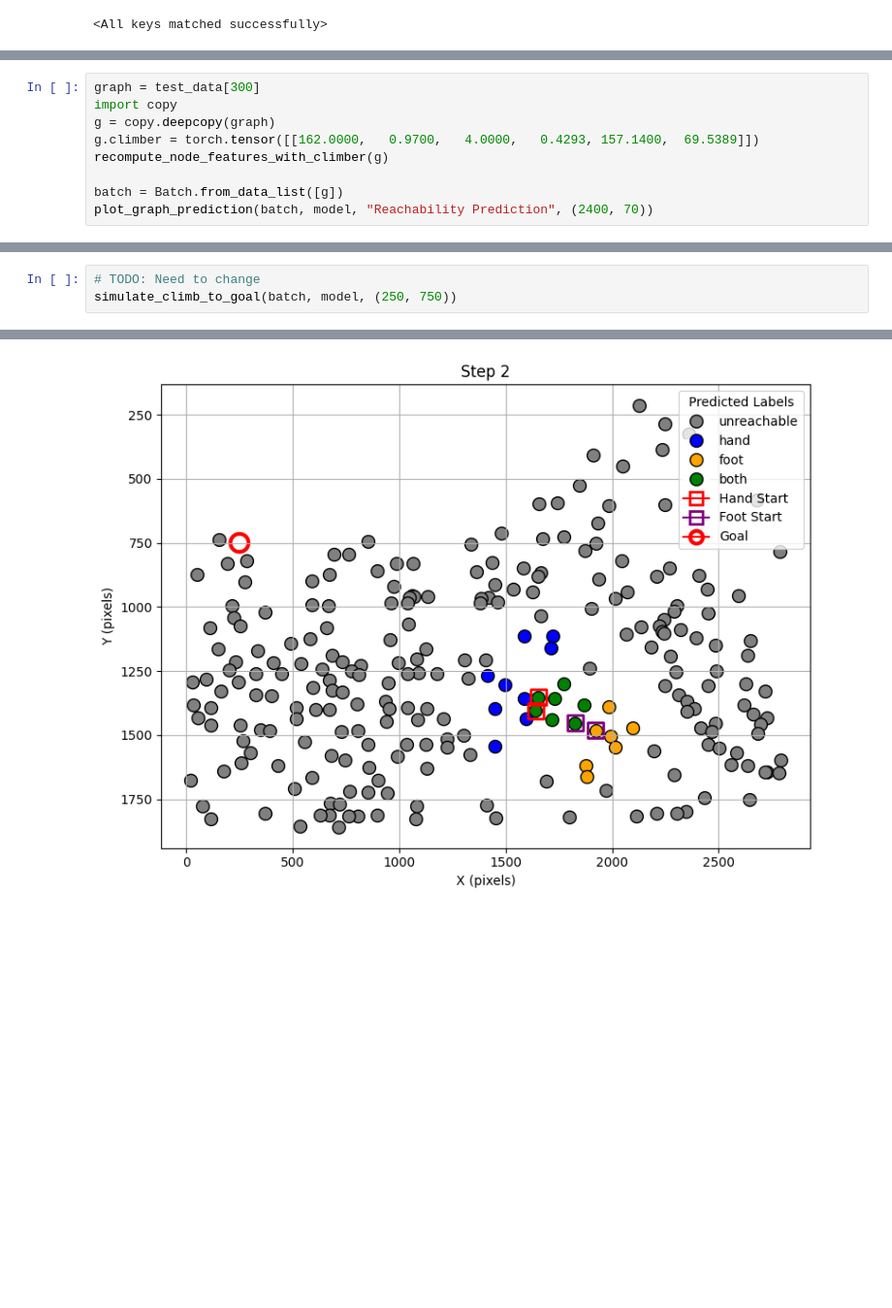
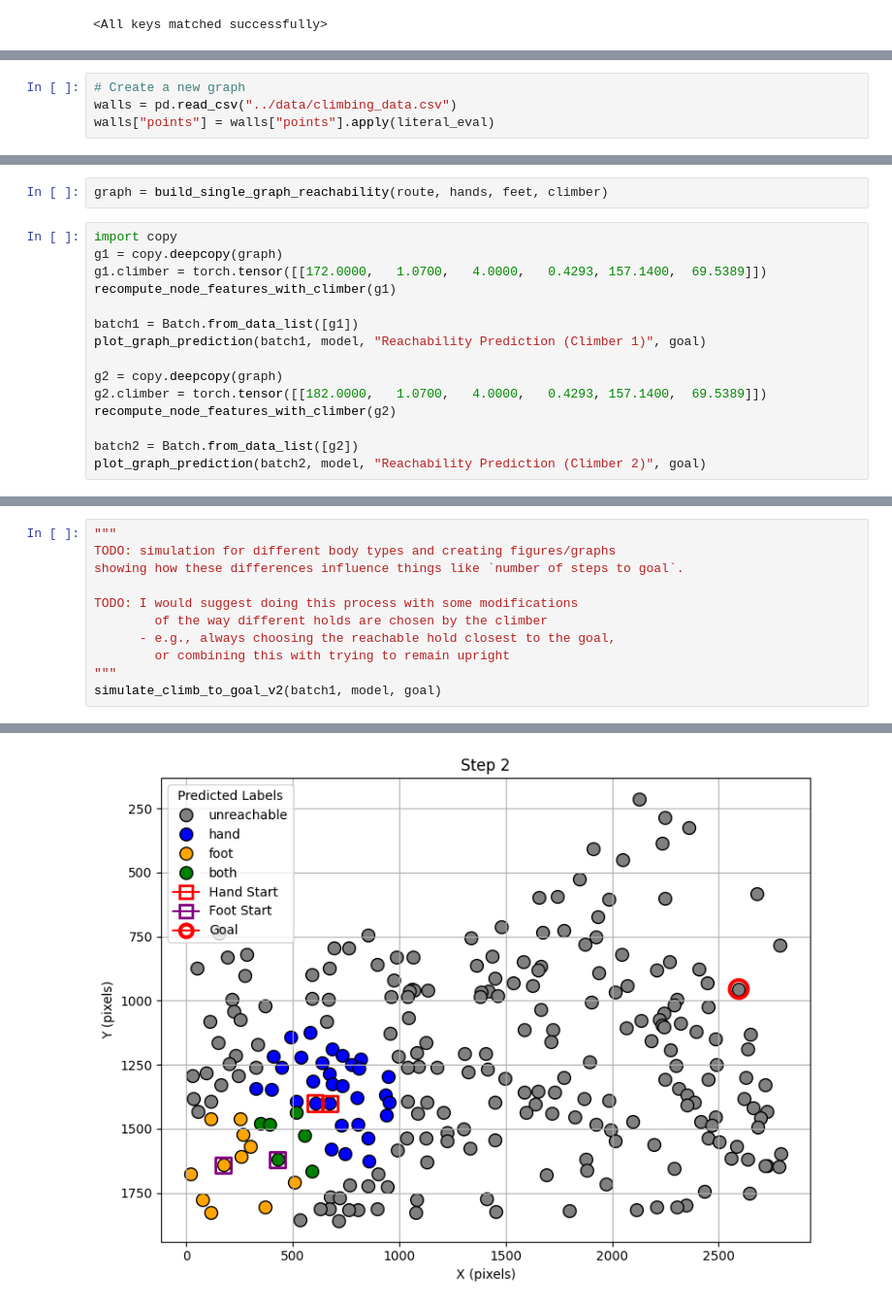
Before and after one commit to Alger3/Climbing_Model, a Jupyter notebook: model/reachability_gnn.ipynb, the cells around one changed output, grey strips where cells are left out. Shown at 97% size. Cells and saved outputs as stored; diff of their text form; blank space fills up the shorter version.

```diff
--- a/model/reachability_gnn.ipynb
+++ b/model/reachability_gnn.ipynb
@@ -361,0 +345,4 @@ print("Δx =", (g1.x - g2.x).abs().sum().item())  # 应该 > 0
+# %%
+# Create a new graph
+walls = pd.read_csv("../data/climbing_data.csv")
+walls["points"] = walls["points"].apply(literal_eval)
@@ -362,10 +366,18 @@ print("Δx =", (g1.x - g2.x).abs().sum().item())  # 应该 > 0
+# %%
+graph = build_single_graph_reachability(route, hands, feet, climber)
 # %%
-graph = test_data[300]
 import copy
-g = copy.deepcopy(graph)
-g.climber = torch.tensor([[162.0000,   0.9700,   4.0000,   0.4293, 157.1400,  69.5389]])
-recompute_node_features_with_climber(g)
+g1 = copy.deepcopy(graph)
+g1.climber = torch.tensor([[172.0000,   1.0700,   4.0000,   0.4293, 157.1400,  69.5389]])
+recompute_node_features_with_climber(g1)
 
-batch = Batch.from_data_list([g])
-plot_graph_prediction(batch, model, "Reachability Prediction", (2400, 70))
+batch1 = Batch.from_data_list([g1])
+plot_graph_prediction(batch1, model, "Reachability Prediction (Climber 1)", goal)
+
+g2 = copy.deepcopy(graph)
+g2.climber = torch.tensor([[182.0000,   1.0700,   4.0000,   0.4293, 157.1400,  69.5389]])
+recompute_node_features_with_climber(g2)
+
+batch2 = Batch.from_data_list([g2])
+plot_graph_prediction(batch2, model, "Reachability Prediction (Climber 2)", goal)
 # %% [output]
@@ -373,4 +386,12 @@ plot_graph_prediction(batch, model, "Reachability Prediction", (2400, 70))
 # %%
-# TODO: Need to change
-simulate_climb_to_goal(batch, model, (250, 750))
+"""
+TODO: simulation for different body types and creating figures/graphs
+showing how these differences influence things like `number of steps to goal`.
+
+TODO: I would suggest doing this process with some modifications
+        of the way different holds are chosen by the climber
+      - e.g., always choosing the reachable hold closest to the goal,
+        or combining this with trying to remain upright
+"""
+simulate_climb_to_goal_v2(batch1, model, goal)
 # %% [output]
@@ -378 +399 @@ simulate_climb_to_goal(batch, model, (250, 750))
-[figure, old version]
+[figure, new version]
```
Also changed, not shown: parts of 30 cells of this notebook.
